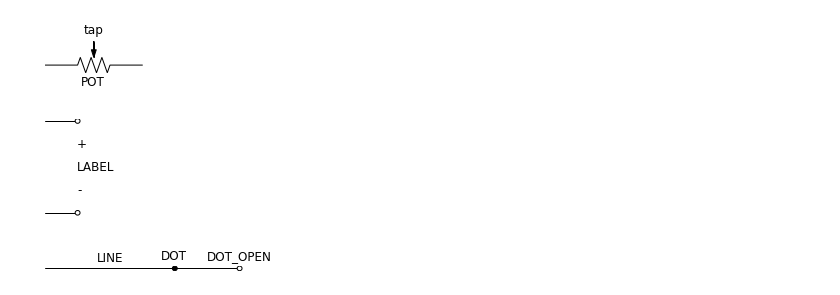
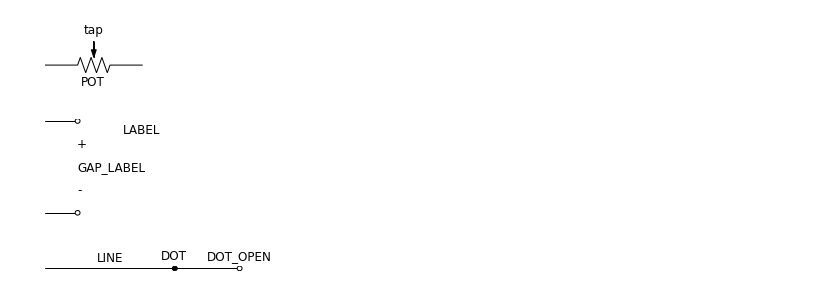
Before and after one commit to cdelker/schemdraw, a Jupyter notebook: docs/img/doc_images.ipynb, the cells around one changed output. Drawn from its saved outputs; the diff is of its cells as text; code cells hidden in the pictures.

```diff
--- a/docs/img/doc_images.ipynb
+++ b/docs/img/doc_images.ipynb
@@ -151,14 +158,15 @@ d.save('pot.png')
 # %%
 d = schem.Drawing(fontsize=12)
 d.add( e.LINE, d='right', l=1 )
+d.add( e.LABEL, xy=[3,-.5], label='LABEL' )
 d.add( e.DOT_OPEN )
-d.add( e.LABEL, d='down', label=['+','LABEL','-'] )
+d.add( e.GAP_LABEL, d='down', label=['+','GAP_LABEL','-'] )
 d.add( e.DOT_OPEN )
 d.add( e.LINE, d='left', l=1 )
 d.draw()
 d.save('label.png')
 # %% [output]
-[figure, old version]
+[figure, new version]
 # %%
 ## Connecting elements
 
```
Also changed, not shown: parts of 3 cells of this notebook, 11 other files.
